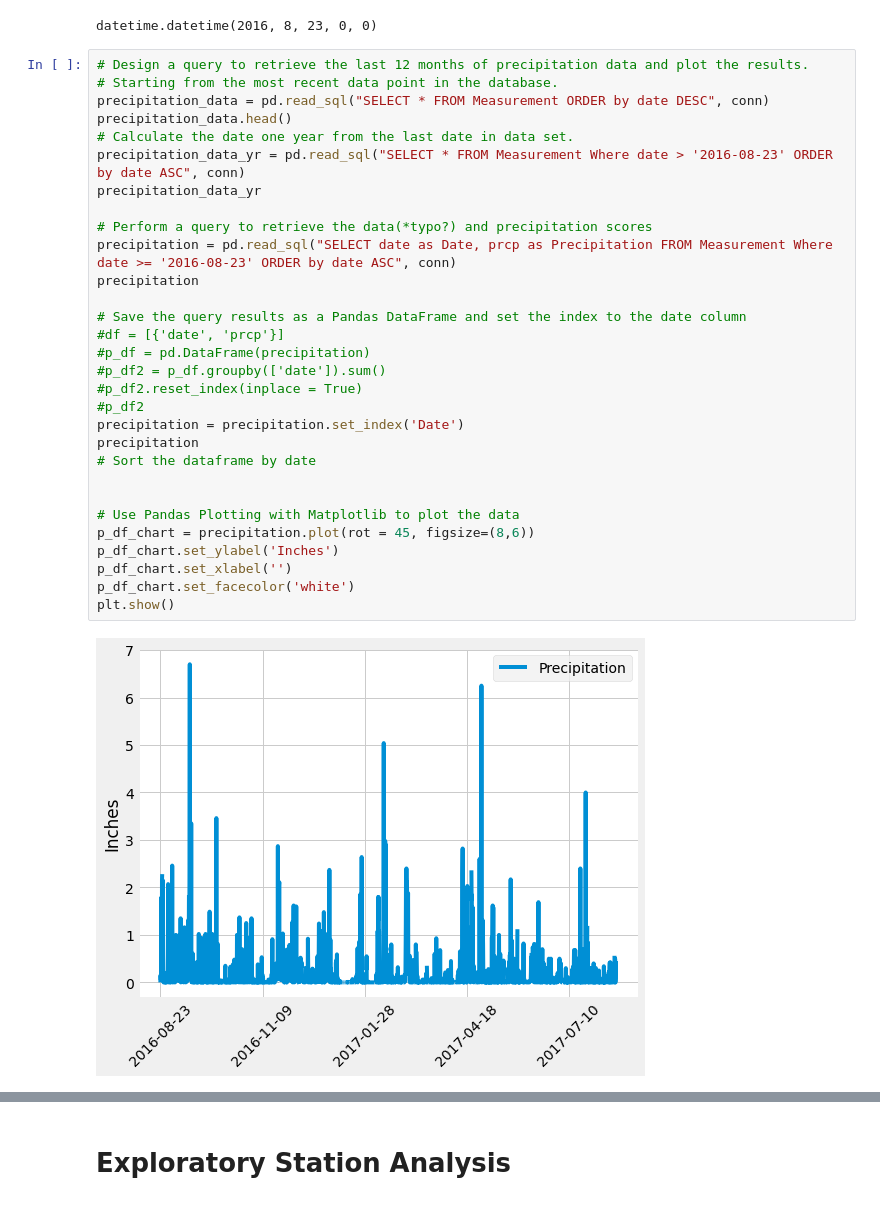
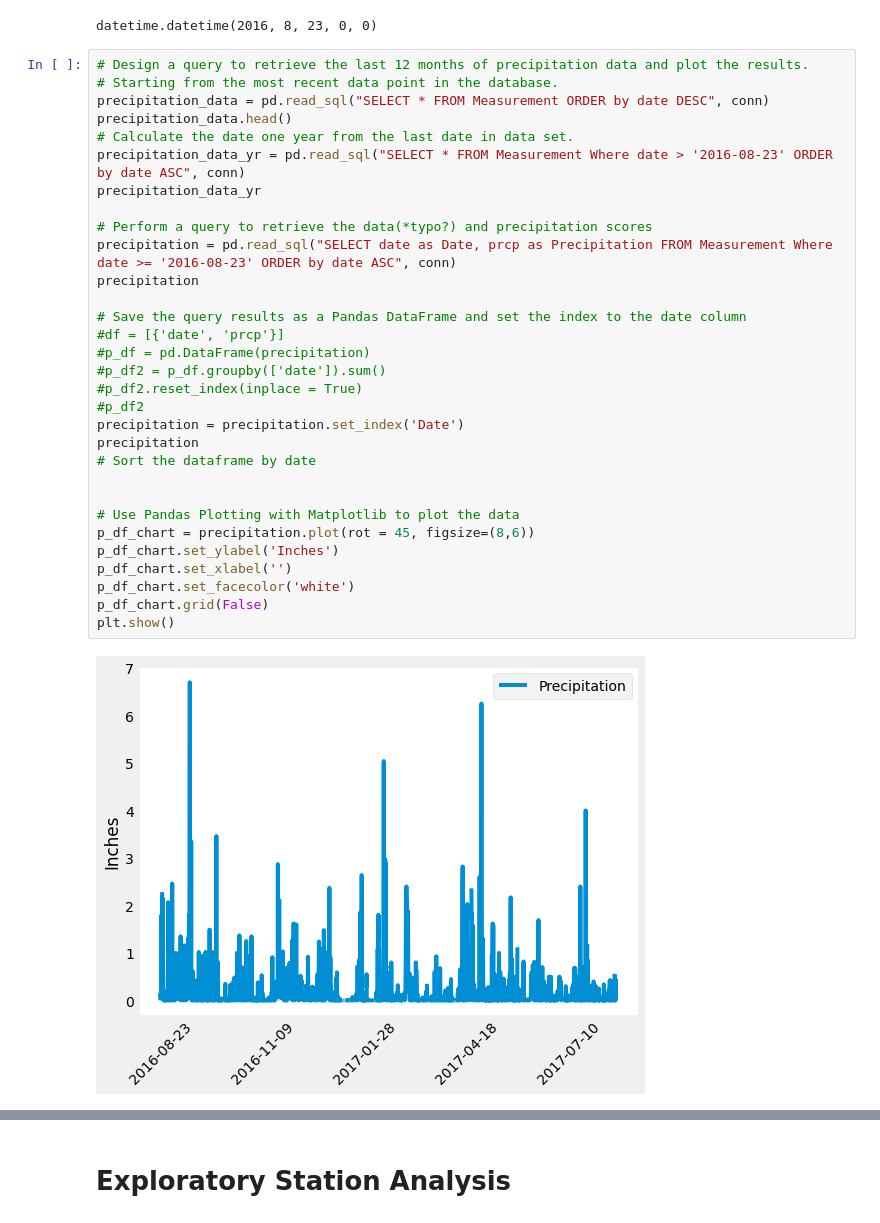
Before and after one commit to E-621/sqlalchemy-challenge, a Jupyter notebook: climate_starter (1).ipynb, the cells around one changed output, grey strips where cells are left out. Drawn from its saved outputs; the diff is of its cells as text.

```diff
--- a/climate_starter (1).ipynb
+++ b/climate_starter (1).ipynb
@@ -62,34 +62,35 @@ datetime.datetime(2016, 8, 23, 0, 0)
 # Design a query to retrieve the last 12 months of precipitation data and plot the results.
 # Starting from the most recent data point in the database.
 precipitation_data = pd.read_sql("SELECT * FROM Measurement ORDER by date DESC", conn)
 precipitation_data.head()
 # Calculate the date one year from the last date in data set.
 precipitation_data_yr = pd.read_sql("SELECT * FROM Measurement Where date > '2016-08-23' ORDER by date ASC", conn)
 precipitation_data_yr
 
 # Perform a query to retrieve the data(*typo?) and precipitation scores
 precipitation = pd.read_sql("SELECT date as Date, prcp as Precipitation FROM Measurement Where date >= '2016-08-23' ORDER by date ASC", conn)
 precipitation
 
 # Save the query results as a Pandas DataFrame and set the index to the date column
 #df = [{'date', 'prcp'}]
 #p_df = pd.DataFrame(precipitation)
 #p_df2 = p_df.groupby(['date']).sum()
 #p_df2.reset_index(inplace = True)
 #p_df2
 precipitation = precipitation.set_index('Date')
 precipitation
 # Sort the dataframe by date
 
 
 # Use Pandas Plotting with Matplotlib to plot the data
 p_df_chart = precipitation.plot(rot = 45, figsize=(8,6))
 p_df_chart.set_ylabel('Inches')
 p_df_chart.set_xlabel('')
 p_df_chart.set_facecolor('white')
+p_df_chart.grid(False)
 plt.show()
 # %% [output]
-[figure, old version]
+[figure, new version]
 # %%
 # Use Pandas to calcualte the summary statistics for the precipitation data
 precipitation.describe()
```
Also changed, not shown: parts of 4 cells of this notebook.
